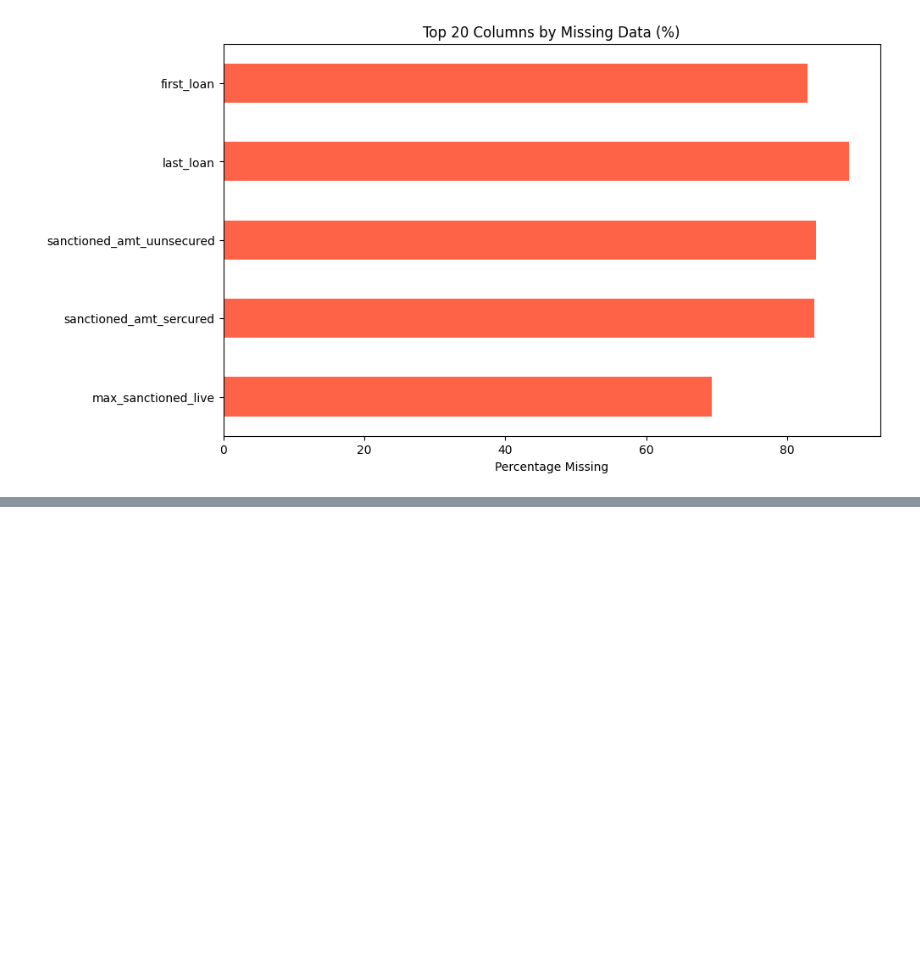
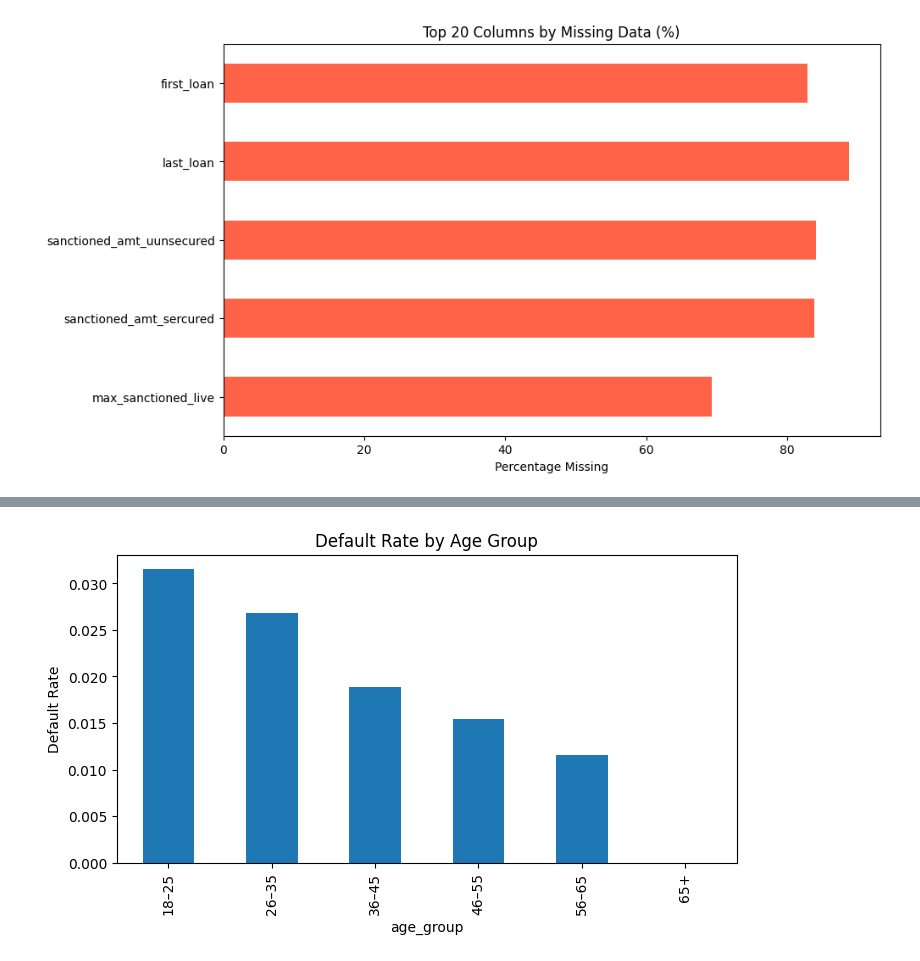
Before and after one commit to Bigjay101/LanceLoans, a Jupyter notebook: EDA.ipynb, the cells around one changed output, grey strips where cells are left out. Cells and saved outputs as stored; diff of their text form; code cells hidden in the pictures; blank space fills up the shorter version.

```diff
--- a/EDA.ipynb
+++ b/EDA.ipynb
@@ -146,0 +167,24 @@ KeyboardInterrupt:
+# %%
+bins = [18, 25, 35, 45, 55, 65, 100]
+labels = ['18–25', '26–35', '36–45', '46–55', '56–65', '65+']
+
+analysis_df['age_group'] = pd.cut(
+    analysis_df['age'],
+    bins=bins,
+    labels=labels,
+    right=False
+)
+# %%
+age_default_rate = (
+    analysis_df
+    .groupby('age_group')['default']
+    .mean()
+)
+
+plt.figure(figsize=(8,4))
+age_default_rate.plot(kind='bar')
+plt.ylabel('Default Rate')
+plt.title('Default Rate by Age Group')
+plt.show()
+# %% [output]
+[figure, added]
```
Also changed, not shown: parts of 5 cells of this notebook, 1 other file.
